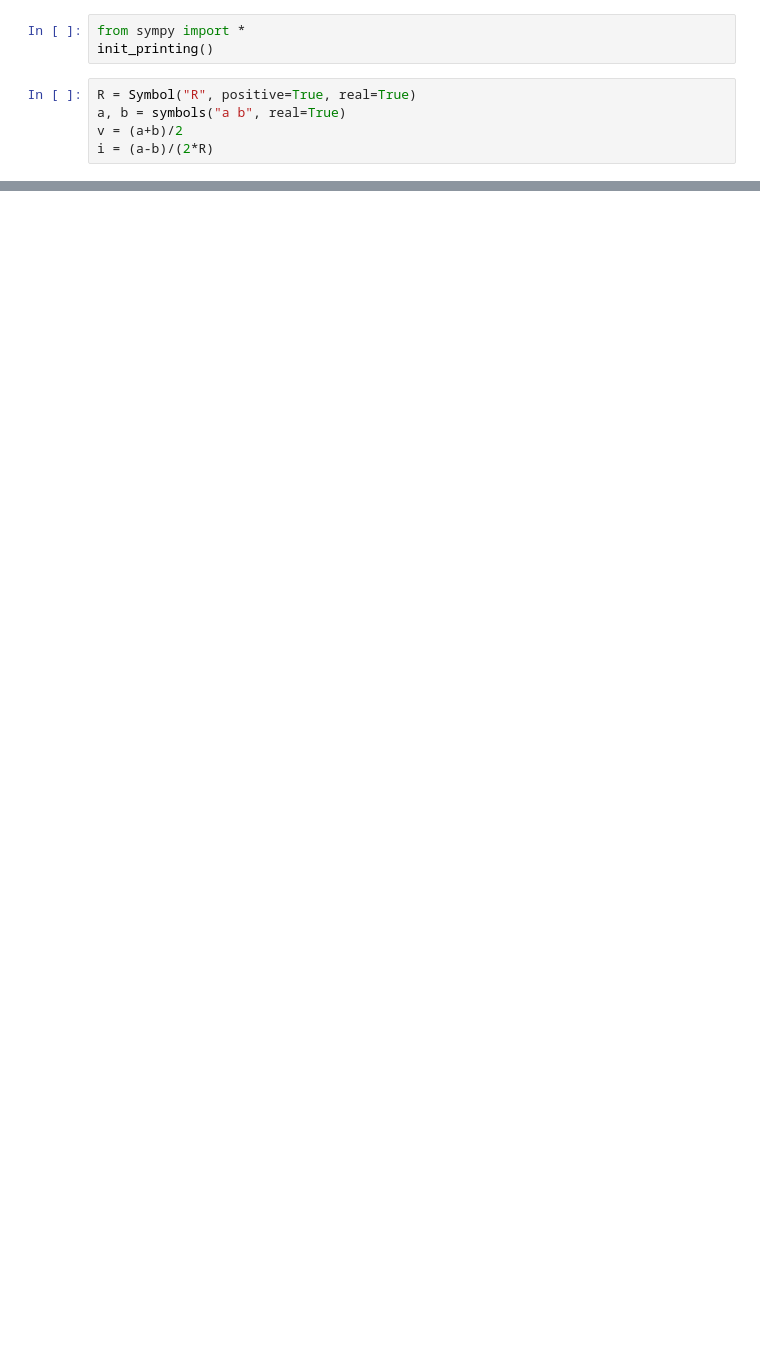
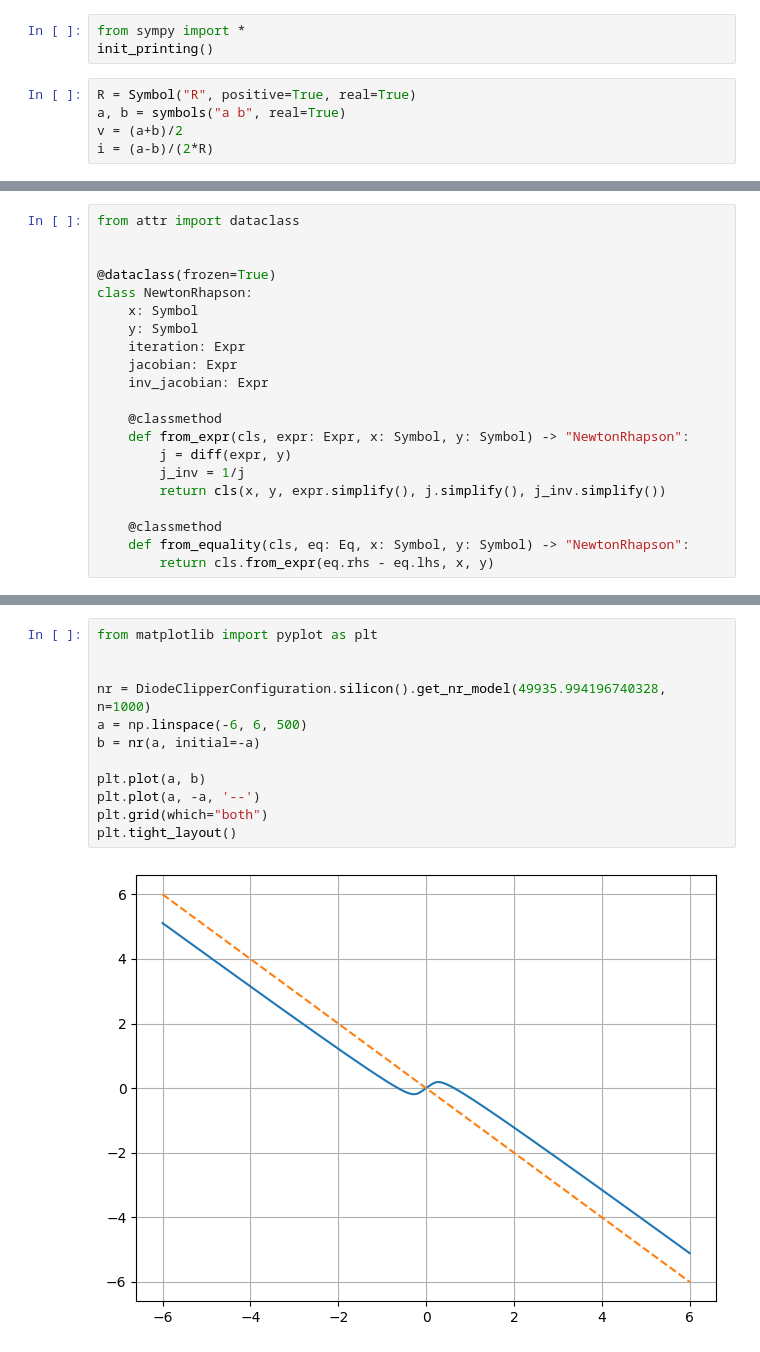
Before and after one commit to SolarLiner/valib, a Jupyter notebook: doc/wdf.ipynb, the cells around one changed output, grey strips where cells are left out. Cells and saved outputs as stored; diff of their text form; blank space fills up the shorter version.

```diff
--- a/doc/wdf.ipynb
+++ b/doc/wdf.ipynb
@@ -49,0 +22,21 @@ nr.iteration, nr.inv_differential
+# %%
+from attr import dataclass
+
+
+@dataclass(frozen=True)
+class NewtonRhapson:
+    x: Symbol
+    y: Symbol
+    iteration: Expr
+    jacobian: Expr
+    inv_jacobian: Expr
+
+    @classmethod
+    def from_expr(cls, expr: Expr, x: Symbol, y: Symbol) -> "NewtonRhapson":
+        j = diff(expr, y)
+        j_inv = 1/j
+        return cls(x, y, expr.simplify(), j.simplify(), j_inv.simplify())
+
+    @classmethod
+    def from_equality(cls, eq: Eq, x: Symbol, y: Symbol) -> "NewtonRhapson":
+        return cls.from_expr(eq.rhs - eq.lhs, x, y)
@@ -72,0 +161,14 @@ x2 = R*i_sat;
+# %%
+from matplotlib import pyplot as plt
+
+
+nr = DiodeClipperConfiguration.silicon().get_nr_model(49935.994196740328, n=1000)
+a = np.linspace(-6, 6, 500)
+b = nr(a, initial=-a)
+
+plt.plot(a, b)
+plt.plot(a, -a, '--')
+plt.grid(which="both")
+plt.tight_layout()
+# %% [output]
+[figure, added]
```
Also changed, not shown: parts of 8 cells of this notebook, 16 other files.
